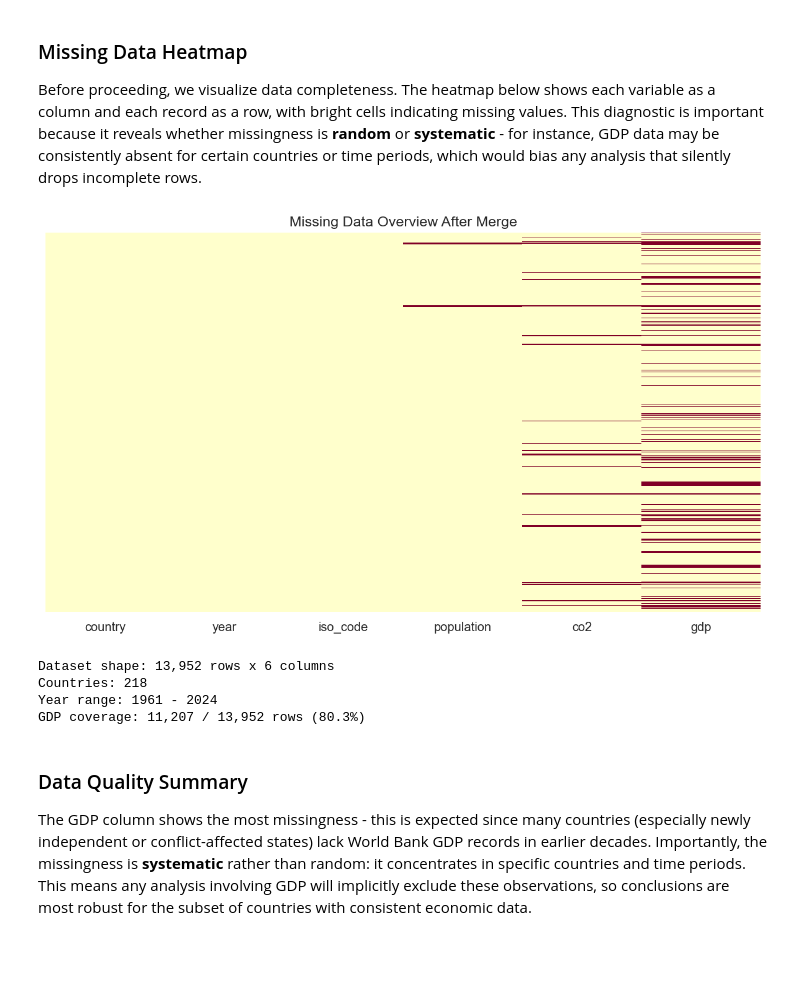
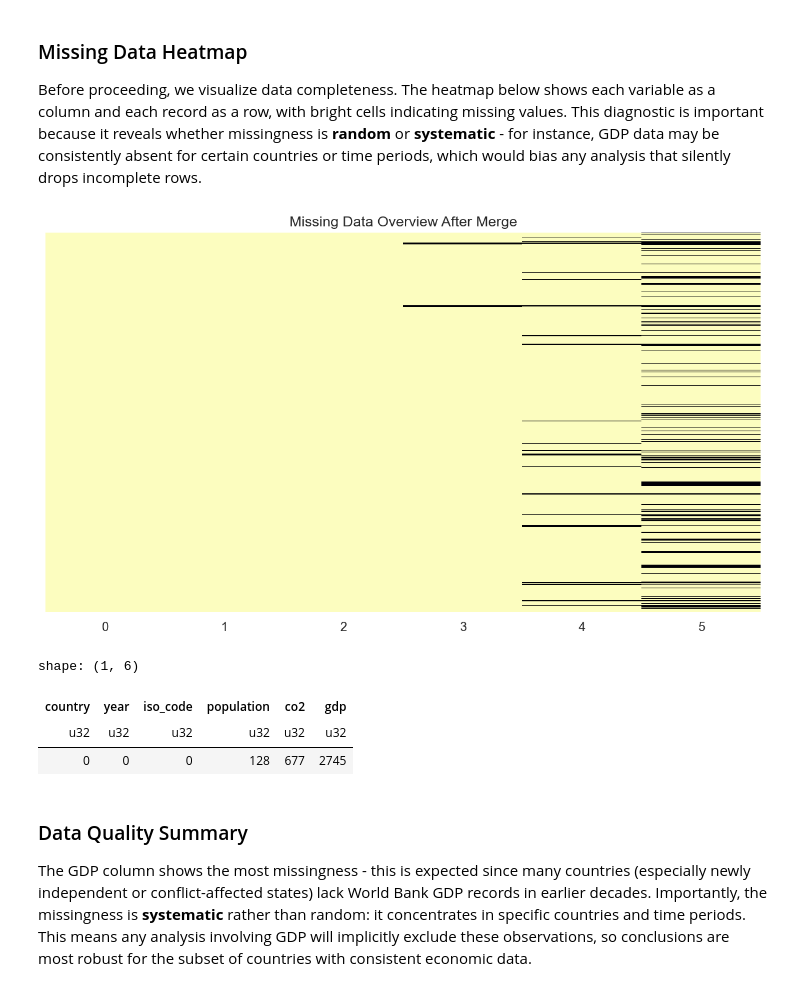
Before and after one commit to fabianfrank-dev/carbon_analysis, a Jupyter notebook: data_analytics_project.ipynb, the cells around one changed output. Saved outputs shown, nothing was run; the diff lists cells and outputs as text; code cells hidden in the pictures; blank space fills up the shorter version.

```diff
--- a/data_analytics_project.ipynb
+++ b/data_analytics_project.ipynb
@@ -106,30 +115,33 @@ Key steps:
 - **Drop missing GDP values** - not all countries have GDP records for every year, particularly in earlier decades or for newly independent states
 # %%
 # load GDP data
-gdp_df = pd.read_csv('data/gdp_data.csv')
+gdp_df = pl.read_csv('data/gdp_data.csv')
 
 # reshape from wide to long format
 # melt the year columns into rows
 year_columns = [col for col in gdp_df.columns if col.isdigit()]
-gdp_df = gdp_df.melt(
-    id_vars=['Country Name', 'Country Code', 'Indicator Name', 'Indicator Code'],
-    value_vars=year_columns,
-    var_name='year',
+gdp_df = gdp_df.unpivot(
+    index=['Country Name', 'Country Code', 'Indicator Name', 'Indicator Code'],
+    on=year_columns,
+    variable_name='year',
     value_name='gdp'
 )
 
-# convert year to integer and gdp to numeric
-gdp_df['year'] = gdp_df['year'].astype(int)
-gdp_df['gdp'] = pd.to_numeric(gdp_df['gdp'], errors='coerce')
-
 # rename Country Code to iso_code for merging
-gdp_df = gdp_df.rename(columns={'Country Code': 'iso_code'})
+gdp_df = gdp_df.rename({'Country Code': 'iso_code'})
 
 # keep only the columns we need
 gdp_df = gdp_df[['iso_code', 'year', 'gdp']]
 
+gdp_df = gdp_df.with_columns(pl.col("year").str.to_integer())
+gdp_df = gdp_df.with_columns(
+    pl.col("gdp")
+    .str.strip_chars()
+    .replace("", None)
+    .cast(pl.Float64))
+
 # remove rows with missing GDP values
-gdp_df = gdp_df.dropna(subset=['gdp'])
+gdp_df.select(pl.col("gdp").drop_nans())
 
 gdp_df
 # %% [output]
@@ -156,31 +169,30 @@ We perform a **left join** of GDP onto the CO2 dataframe using `iso_code` and `y
 Before proceeding, we visualize data completeness. The heatmap below shows each variable as a column and each record as a row, with bright cells indicating missing values. This diagnostic is important because it reveals whether missingness is **random** or **systematic** - for instance, GDP data may be consistently absent for certain countries or time periods, which would bias any analysis that silently drops incomplete rows.
 # %%
 # merge the datasets on iso_code and year
-base_df = co2_df.merge(
+base_df = co2_df.join(
     gdp_df,
     on=['iso_code', 'year'],
     how='left',
-    suffixes=('_co2', '_gdp')
 )
 
 # missing data heatmap
 fig, ax = plt.subplots(figsize=(10, 6))
-sns.heatmap(base_df.isnull(), yticklabels=False, cbar=False, cmap='YlOrRd', ax=ax)
+sns.heatmap(base_df.select(pl.all().is_null()), yticklabels=False, cbar=False, cmap='magma_r', ax=ax)
 ax.set_title("Missing Data Overview After Merge")
+
 plt.tight_layout()
 plt.show()
-
-print(f"Dataset shape: {base_df.shape[0]:,} rows x {base_df.shape[1]} columns")
-print(f"Countries: {base_df['iso_code'].nunique()}")
-print(f"Year range: {base_df['year'].min()} - {base_df['year'].max()}")
-print(f"GDP coverage: {base_df['gdp'].notna().sum():,} / {len(base_df):,} rows "
-      f"({base_df['gdp'].notna().mean():.1%})")
 # %% [output]
-[figure, old version]
+[figure, new version]
-Dataset shape: 13,952 rows x 6 columns
-Countries: 218
-Year range: 1961 - 2024
-GDP coverage: 11,207 / 13,952 rows (80.3%)
+# %%
+# return null values per column
+base_df.select(
+    pl.all().null_count())
+# %% [output]
+shape: (1, 6)
+| country | year | iso_code | population | co2 | gdp |
+| u32 | u32 | u32 | u32 | u32 | u32 |
+| 0 | 0 | 0 | 128 | 677 | 2745 |
 # %% [markdown]
 ### Data Quality Summary
 
```
Also changed, not shown: parts of 29 cells of this notebook, 1 other file.
